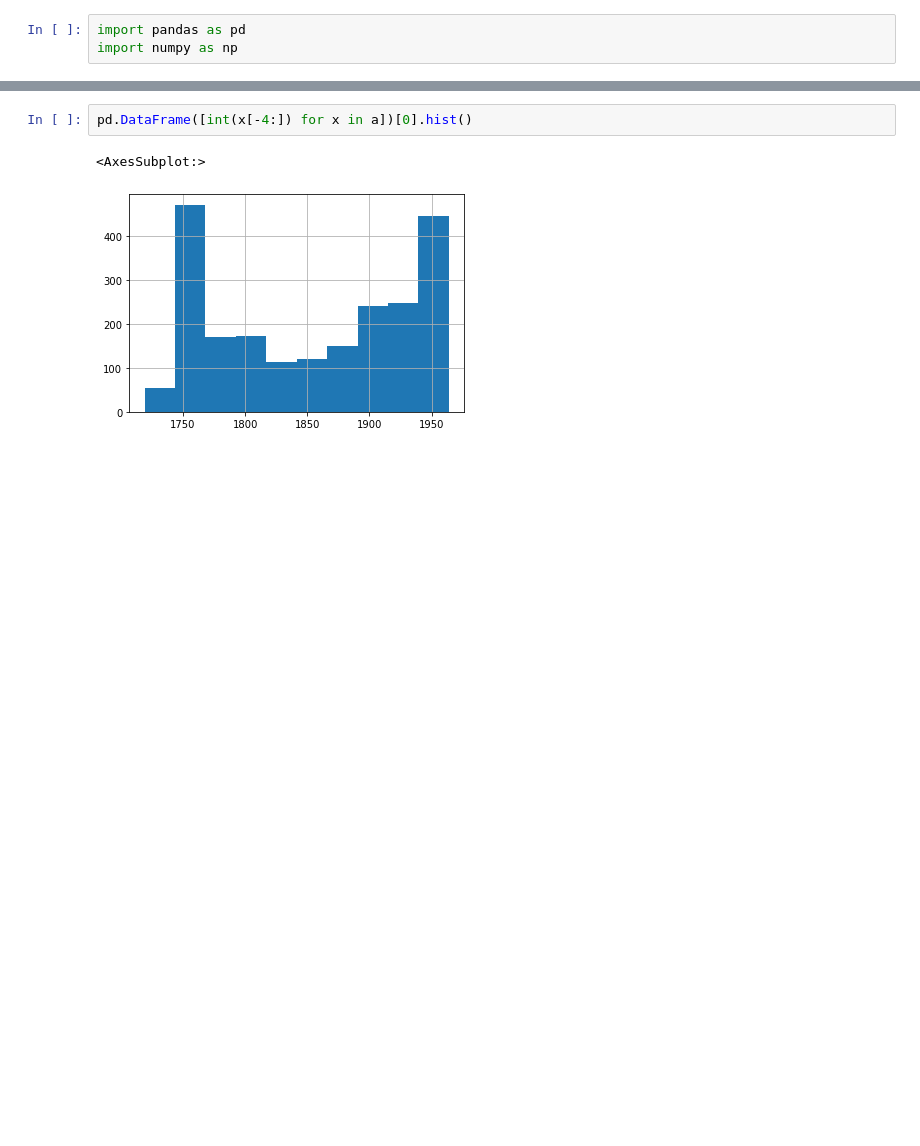
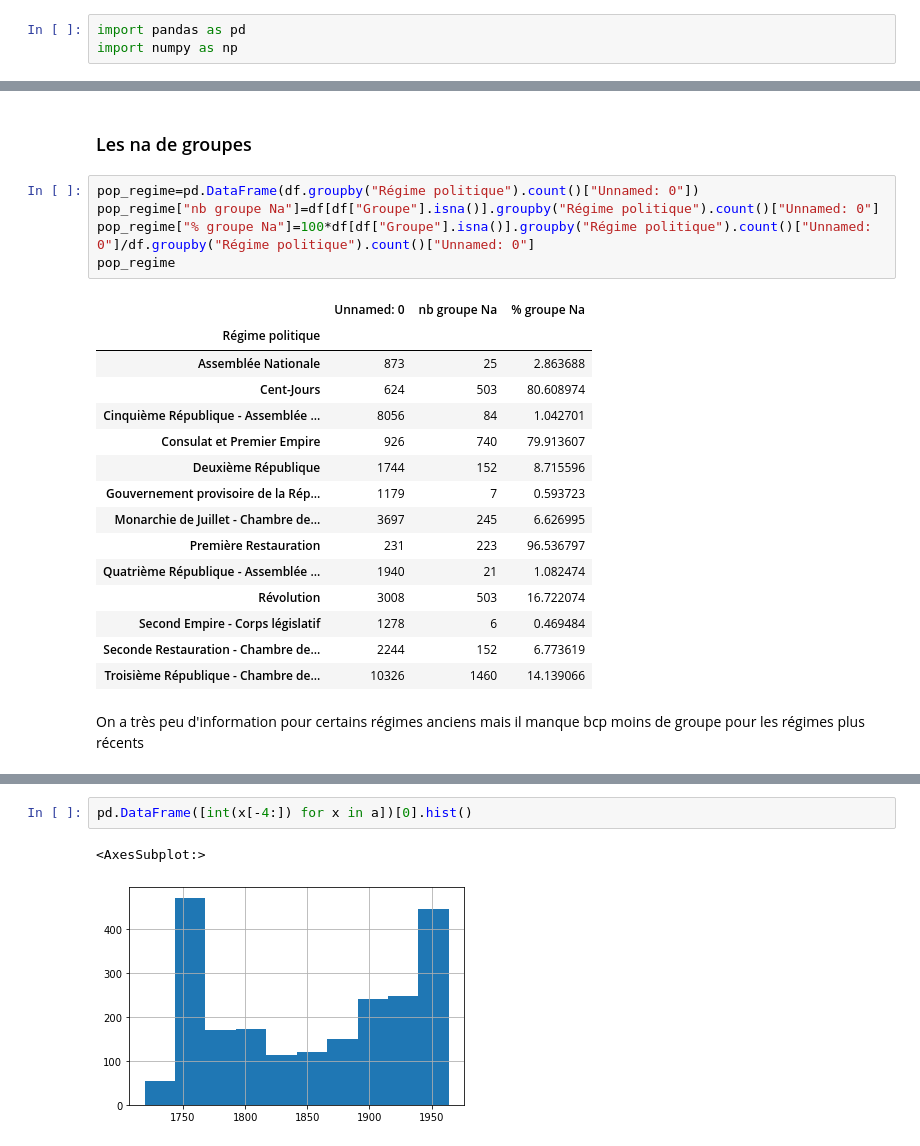
Before and after one commit to dusylvain/Projet-Python-deputes, a Jupyter notebook: analyse_nan.ipynb, the cells around one changed output, grey strips where cells are left out. Saved outputs shown, nothing was run; the diff lists cells and outputs as text; blank space fills up the shorter version.

```diff
--- a/analyse_nan.ipynb
+++ b/analyse_nan.ipynb
@@ -97,0 +34,25 @@ a.count()
+# %% [markdown]
+### Les na de groupes
+# %%
+pop_regime=pd.DataFrame(df.groupby("Régime politique").count()["Unnamed: 0"])
+pop_regime["nb groupe Na"]=df[df["Groupe"].isna()].groupby("Régime politique").count()["Unnamed: 0"]
+pop_regime["% groupe Na"]=100*df[df["Groupe"].isna()].groupby("Régime politique").count()["Unnamed: 0"]/df.groupby("Régime politique").count()["Unnamed: 0"]
+pop_regime
+# %% [output]
+|  | Unnamed: 0 | nb groupe Na | % groupe Na |
+| Régime politique |  |  |  |
+| Assemblée Nationale | 873 | 25 | 2.863688 |
+| Cent-Jours | 624 | 503 | 80.608974 |
+| Cinquième République - Assemblée ... | 8056 | 84 | 1.042701 |
+| Consulat et Premier Empire | 926 | 740 | 79.913607 |
+| Deuxième République | 1744 | 152 | 8.715596 |
+| Gouvernement provisoire de la Rép... | 1179 | 7 | 0.593723 |
+| Monarchie de Juillet - Chambre de... | 3697 | 245 | 6.626995 |
+| Première Restauration | 231 | 223 | 96.536797 |
+| Quatrième République - Assemblée ... | 1940 | 21 | 1.082474 |
+| Révolution | 3008 | 503 | 16.722074 |
+| Second Empire - Corps législatif | 1278 | 6 | 0.469484 |
+| Seconde Restauration - Chambre de... | 2244 | 152 | 6.773619 |
+| Troisième République - Chambre de... | 10326 | 1460 | 14.139066 |
+# %% [markdown]
+On a très peu d'information pour certains régimes anciens mais il manque bcp moins de groupe pour les régimes plus récents
```
Also changed, not shown: parts of 42 cells of this notebook.
